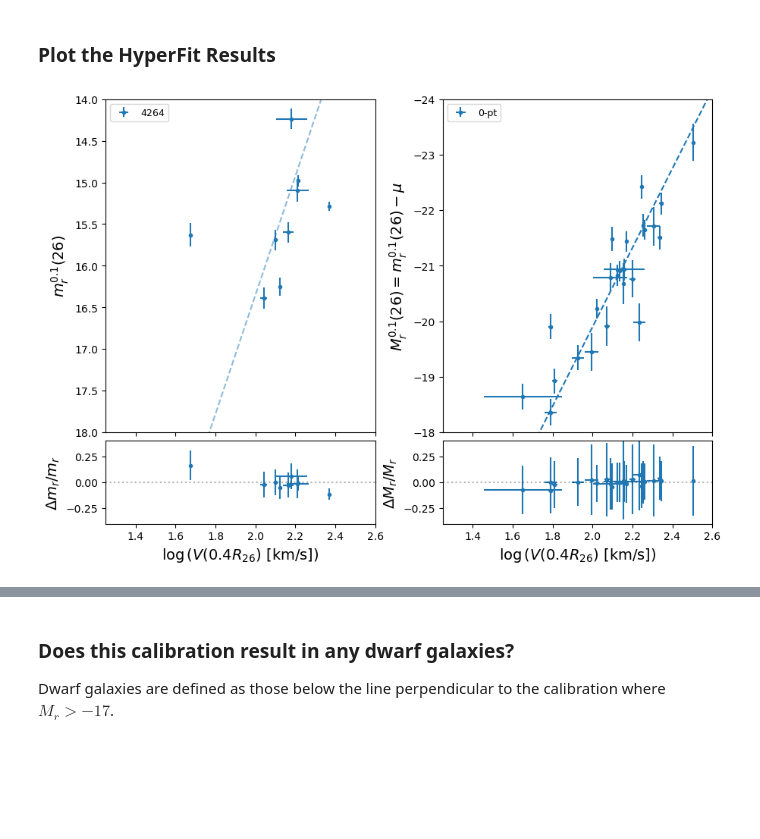
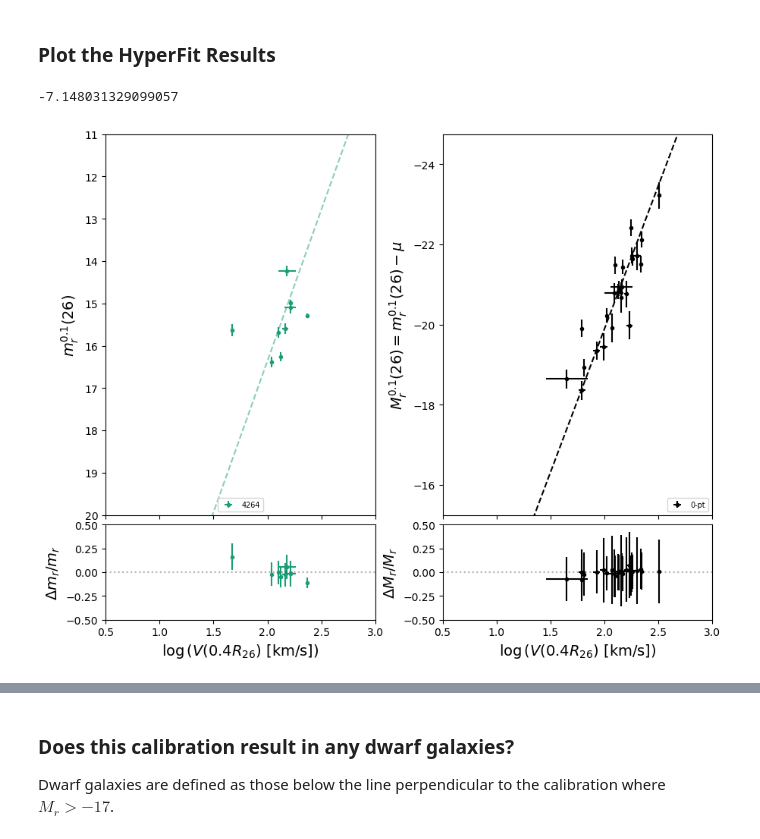
Before and after one commit to DESI-UR/DESI_SGA, a Jupyter notebook: TF/Y1/TF_Y1_cluster_calibration_MJ_Tempel.ipynb, the cells around one changed output, grey strips where cells are left out. Drawn from its saved outputs; the diff is of its cells as text; code cells hidden in the pictures; blank space fills up the shorter version.

Commit message:
slope agreements and updated plot formatting

```diff
--- a/TF/Y1/TF_Y1_cluster_calibration_MJ_Tempel.ipynb
+++ b/TF/Y1/TF_Y1_cluster_calibration_MJ_Tempel.ipynb
@@ -18,7 +18,7 @@ import matplotlib as mpl
 
 # We have more than 10 groups, so we need to change the default color map so that they are all plotted with different colors
 from cycler import cycler
-plt.rcParams['axes.prop_cycle'] = cycler('color', plt.get_cmap('tab10').colors)
+plt.rcParams['axes.prop_cycle'] = cycler('color', plt.get_cmap('Dark2').colors)
 
 import ligo.skymap.plot
 
@@ -1157,7 +1144,7 @@ for k in range(1, m+2):
     b_mcmc.append(np.percentile(tfr_mcmc_samples[k], [16., 50., 84.]))
 b_mcmc = np.asarray(b_mcmc)
 # %%
-fig, axes = plt.subplots(2,2, figsize=(10,7), sharex=True,
+fig, axes = plt.subplots(2,2, figsize=(10,8), sharex=True,
                          gridspec_kw={'height_ratios':[4,1], 'hspace':0.04, 'wspace':0.25})
 
 a_   = a_mcmc[1]
@@ -1174,61 +1161,63 @@ for k in range(m):
 
     ax.plot(_logv + logV0, a_*_logv + b_[k], color=eb[0].get_color(), ls='--', alpha=0.5)#, label='fit')
 
-ax.set(xlim=[1.25, 2.6],
-       ylim=[18, 14]
+ax.set(xlim=[.5, 3],
+       ylim=[20, 11]
       )
 ax.set_ylabel(r'$m_r^{0.1} (26)$', fontsize=14)
-ax.legend(loc='upper left', fontsize=9, ncol=2);
+ax.legend(loc='lower center', fontsize=7, ncol = 3);
 
 #- Plot calibrators
 ax = axes[0,1]
 eb = ax.errorbar(x=logV[0] + logV0, y=mag[0], xerr=logV_err[0], yerr=mag_err[0],
-                 fmt='.', label=f'0-pt')
+                 fmt='k.', label=f'0-pt')
 
 ax.plot(_logv + logV0, a_*_logv + b0pt, color=eb[0].get_color(), ls='--')#, label='fit')
-ax.set(xlim=[1.25, 2.6],
-       ylim=[-18, -24]
+ax.set(xlim=[.5, 3],
+       ylim=[-15.25, -24.75]
       )
 ax.set_ylabel(r'$M_r^{0.1}(26) = m_r^{0.1}(26) - \mu$', fontsize=14)
-ax.legend(loc='upper left', fontsize=9, ncol=2)
+ax.legend(loc='lower right', fontsize=7)
 
-#- Plot residuals: groups
+#- Plot residuals: clusters
 ax = axes[1,0]
 
 for k in range(m):
     logv_obs = logV[k+1]
     m_obs = mag[k+1]
     m_exp = (a_*logv_obs + b_[k])
     eb = ax.errorbar(x=logv_obs + logV0, y=(m_exp-m_obs)/m_exp, xerr=logV_err[k+1], yerr=mag_err[k+1],
                      fmt='.', label=f'{_group_ids[k]}')
 
 ax.axhline(0, ls=':', color='k', alpha=0.3)
 
-ax.set(xlim=[1.25, 2.6],
-       ylim=[-0.4, 0.4])
+ax.set(xlim=[.5, 3],
+       ylim=[-0.5, 0.5])
 ax.set_xlabel(r'$\log{(V(0.4R_{26})~[\mathrm{km/s}]}$)', fontsize=14)
 ax.set_ylabel(r'$\Delta m_r/m_r$', fontsize=14)
 
 #- Plot residuals: calibrators
 ax = axes[1,1]
 
 logv_obs = logV[0]
 m_obs = mag[0]
 m_exp = (a_*logv_obs + b0pt)
 
 b = ax.errorbar(x=logv_obs + logV0, y=(m_exp-m_obs)/m_exp, xerr=logV_err[0], yerr=mag_err[0],
-                     fmt='.', label=f'0-pt')
+                     fmt='k.', label=f'0-pt')
 ax.axhline(0, ls=':', color='k', alpha=0.3)
 
-ax.set(xlim=[1.25, 2.6],
-       ylim=[-0.4, 0.4])
+ax.set(xlim=[.5, 3],
+       ylim=[-0.5, 0.5])
 ax.set_xlabel(r'$\log{(V(0.4R_{26})~[\mathrm{km/s}]}$)', fontsize=14)
 ax.set_ylabel(r'$\Delta M_r/M_r$', fontsize=14)
 
 fig.subplots_adjust(left=0.1, bottom=0.1, top=0.9, right=0.9);
-# fig.savefig('../../Figures/Y1/TF_Y1_group_calibration_0pt_binaryMLupdated_z0p1_fit0_20241220.png', dpi=150, facecolor='none')
+# fig.savefig('../../Figures/Y3/TF_Y3_cluster_calibration.png', dpi=150, facecolor='none')
+print(a_)
 # %% [output]
+-7.148031329099057
-[figure, old version]
+[figure, new version]
 # %%
 fig, axes = plt.subplots(1,2, figsize=(8, 8), sharex=True)#,gridspec_kw={'height_ratios':[4,1], 'hspace':0.04, 'wspace':0.25})
 
```
Also changed, not shown: parts of 17 cells of this notebook, 10 other files.
